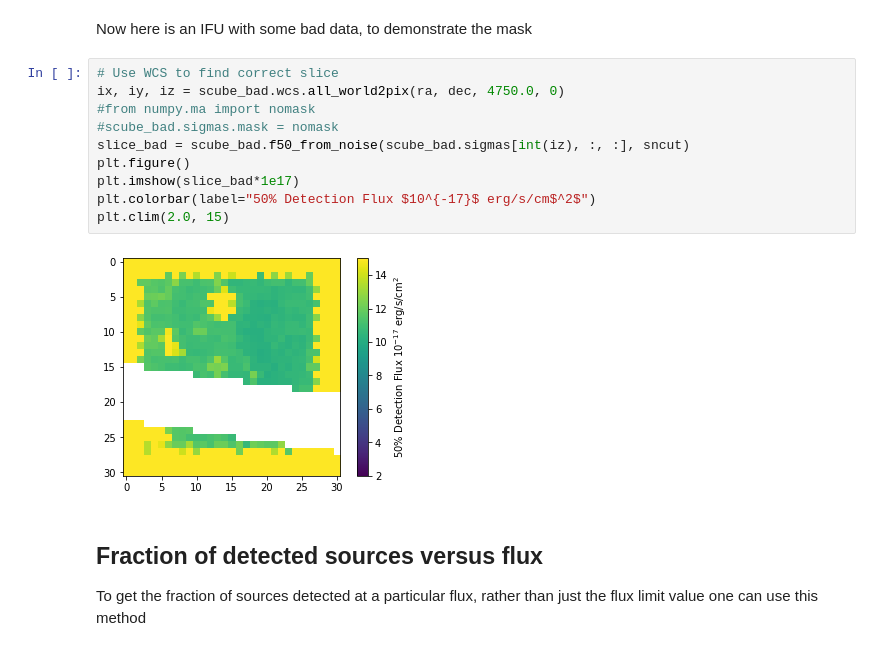
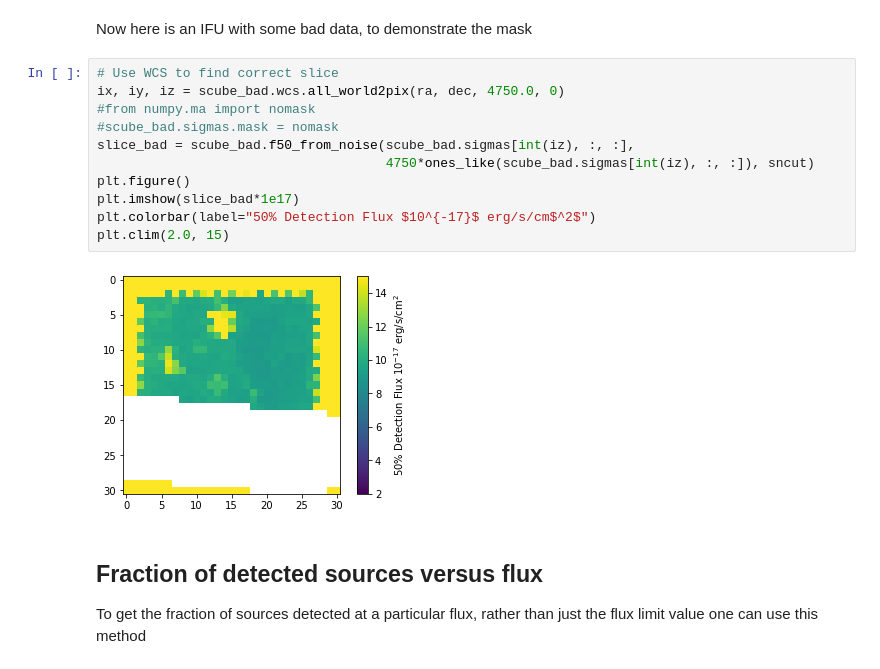
Before and after one commit to HETDEX/hetdex_api, a Jupyter notebook: notebooks/api-notebooks/04-Getting_Flux_Limits_from_the_HDF5_Files.ipynb, the cells around one changed output. Saved outputs shown, nothing was run; the diff lists cells and outputs as text.

```diff
--- a/notebooks/api-notebooks/04-Getting_Flux_Limits_from_the_HDF5_Files.ipynb
+++ b/notebooks/api-notebooks/04-Getting_Flux_Limits_from_the_HDF5_Files.ipynb
@@ -191,15 +191,16 @@ Now here is an IFU with some bad data, to demonstrate the mask
 # %%
 # Use WCS to find correct slice
 ix, iy, iz = scube_bad.wcs.all_world2pix(ra, dec, 4750.0, 0)
 #from numpy.ma import nomask
 #scube_bad.sigmas.mask = nomask
-slice_bad = scube_bad.f50_from_noise(scube_bad.sigmas[int(iz), :, :], sncut)
+slice_bad = scube_bad.f50_from_noise(scube_bad.sigmas[int(iz), :, :],
+                                     4750*ones_like(scube_bad.sigmas[int(iz), :, :]), sncut)
 plt.figure()
 plt.imshow(slice_bad*1e17)
 plt.colorbar(label="50% Detection Flux $10^{-17}$ erg/s/cm$^2$")
 plt.clim(2.0, 15)
 # %% [output]
-[figure, old version]
+[figure, new version]
 # %% [markdown]
 ## Fraction of detected sources versus flux
 
```
Also changed, not shown: parts of 16 cells of this notebook, 4 other files.
